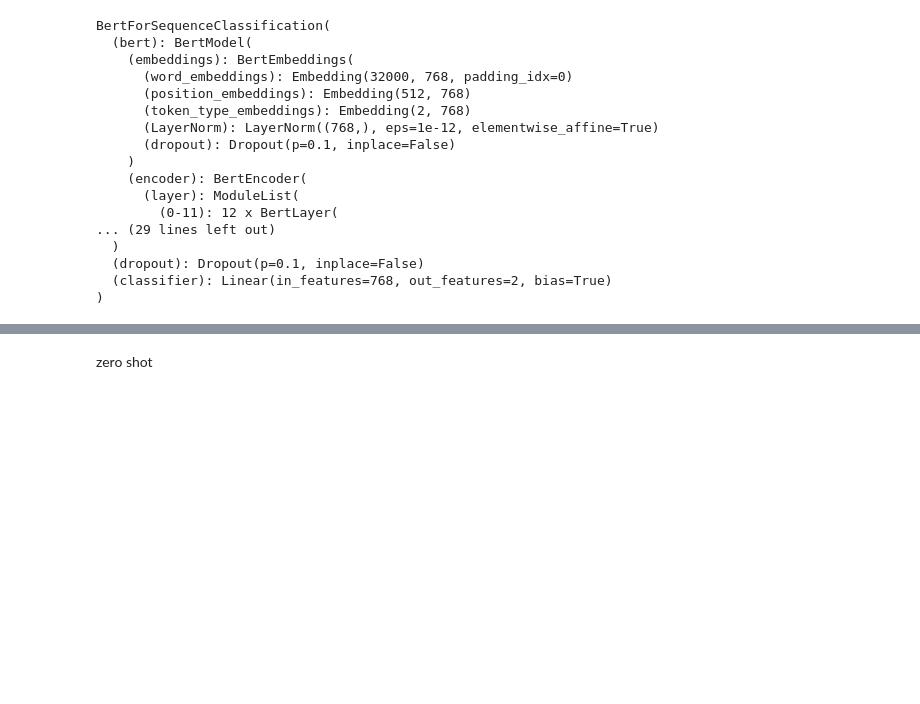
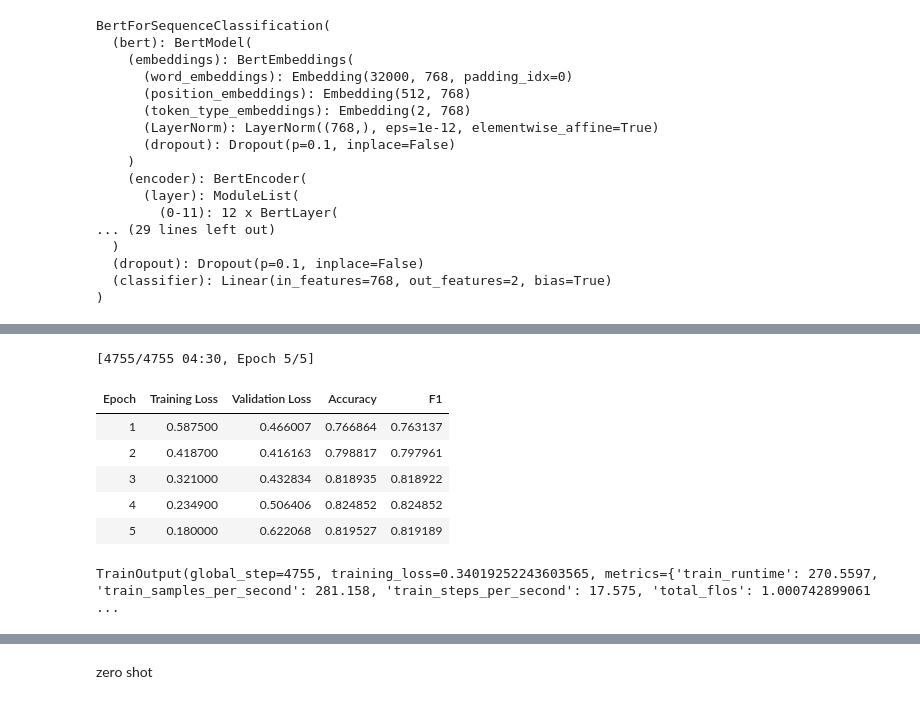
Before and after one commit to kadirchan/461-hw2, a Jupyter notebook: e2448207_hw2.ipynb, the cells around one changed output, grey strips where cells are left out. Cells and saved outputs as stored; diff of their text form; code cells hidden in the pictures; blank space fills up the shorter version.

```diff
--- a/e2448207_hw2.ipynb
+++ b/e2448207_hw2.ipynb
@@ -395,0 +560,48 @@ weighted avg       0.91      0.91      0.91      1739
+# %%
+train_encodings_power = tokenizer_power(
+    list(train_data_power_balanced['text_en']),
+    truncation=True,
+    padding=True,
+    max_length=256
+)
+
+test_encodings_power = tokenizer_power(
+    list(test_data_power_balanced['text_en']),
+    truncation=True,
+    padding=True,
+    max_length=256
+)
+
+train_dataset_power_balanced = ParliamentDataset(train_encodings_power, list(train_data_power_balanced['label']))
+test_dataset_power_balanced = ParliamentDataset(test_encodings_power, list(test_data_power_balanced['label']))
+# %%
+training_args_power = TrainingArguments(
+output_dir='./results_power',
+num_train_epochs=5,
+per_device_train_batch_size=16,
+per_device_eval_batch_size=64,
+fp16= True if torch.cuda.is_available() else False,
+eval_strategy="epoch",
+save_strategy="epoch",
+learning_rate=2e-5,
+report_to="tensorboard"
+)
+
+trainer_power_balanced = Trainer(
+    model=model_power,
+    args=training_args_power,
+    train_dataset=train_dataset_power_balanced,
+    eval_dataset=test_dataset_power_balanced,
+    compute_metrics=compute_metrics,
+)
+
+trainer_power_balanced.train()
+# %% [output]
+[4755/4755 04:30, Epoch 5/5]
+| Epoch | Training Loss | Validation Loss | Accuracy | F1 |
+| 1 | 0.587500 | 0.466007 | 0.766864 | 0.763137 |
+| 2 | 0.418700 | 0.416163 | 0.798817 | 0.797961 |
+| 3 | 0.321000 | 0.432834 | 0.818935 | 0.818922 |
+| 4 | 0.234900 | 0.506406 | 0.824852 | 0.824852 |
+| 5 | 0.180000 | 0.622068 | 0.819527 | 0.819189 |
+TrainOutput(global_step=4755, training_loss=0.34019252243603565, metrics={'train_runtime': 270.5597, 'train_samples_per_second': 281.158, 'train_steps_per_second': 17.575, 'total_flos': 1.000742899061 ...
```
Also changed, not shown: parts of 16 cells of this notebook.
